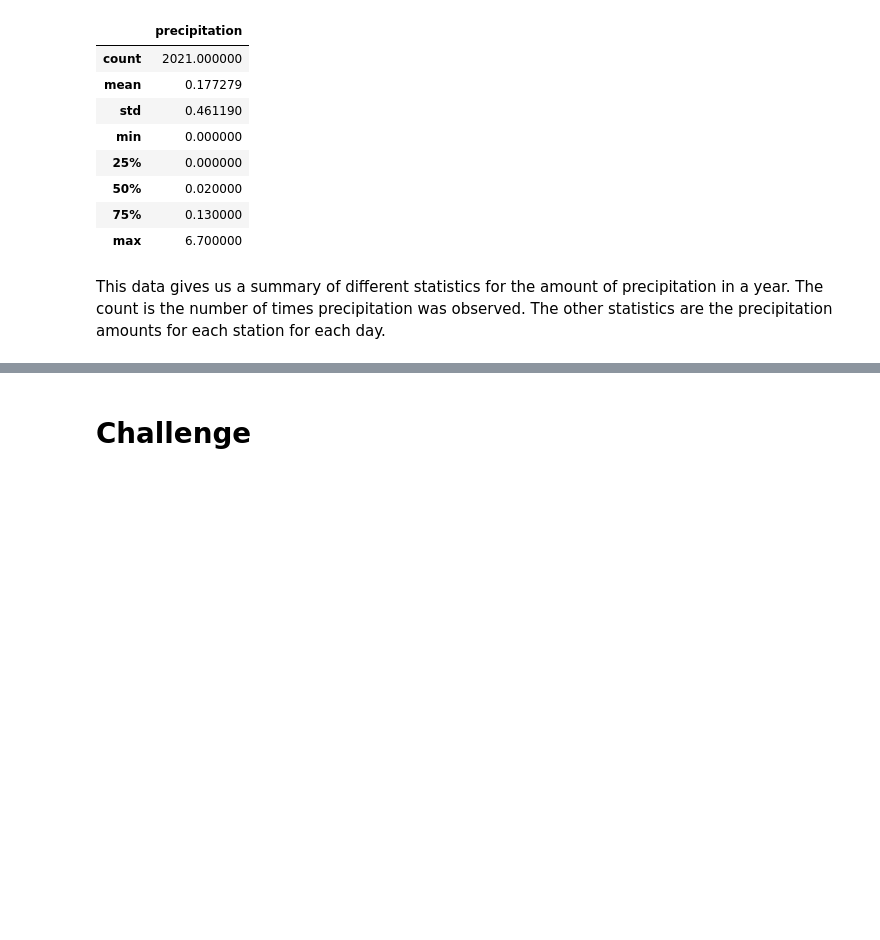
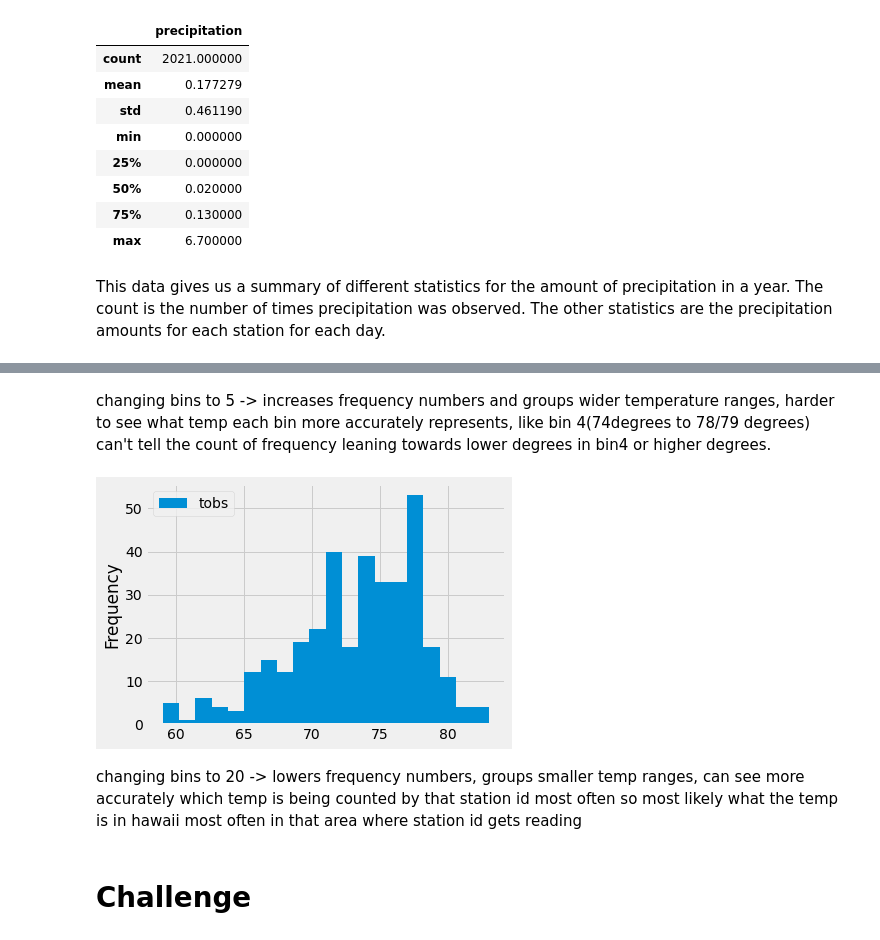
Before and after one commit to Lucky777b/surfs_up, a Jupyter notebook: climate_analysis.ipynb, the cells around one changed output, grey strips where cells are left out. Cells and saved outputs as stored; diff of their text form; code cells hidden in the pictures; blank space fills up the shorter version.

```diff
--- a/climate_analysis.ipynb
+++ b/climate_analysis.ipynb
@@ -199,3 +306,13 @@ This data gives us a summary of different statistics for the amount of precipita
+# %% [markdown]
+changing bins to 5 -> increases frequency numbers and groups wider temperature ranges, harder to see what temp each bin more accurately represents, like bin 4(74degrees to 78/79 degrees) can't tell the count of frequency leaning towards lower degrees in bin4 or higher degrees.
+# %%
+# skill drill: adjust number of bins in plot to 20 & note differences
+df.plot.hist(bins=20)
+plt.tight_layout()
+# %% [output]
+[figure, added]
+# %% [markdown]
+changing bins to 20 -> lowers frequency numbers, groups smaller temp ranges, can see more accurately which temp is being counted by that station id most often so most likely what the temp is in hawaii most often in that area where station id gets reading
 # %%
 # Write a function called `calc_temps` that will accept start date and end date in the format '%Y-%m-%d'
 # and return the minimum, average, and maximum temperatures for that range of dates
```
Also changed, not shown: parts of 18 cells of this notebook, 1 other file.
